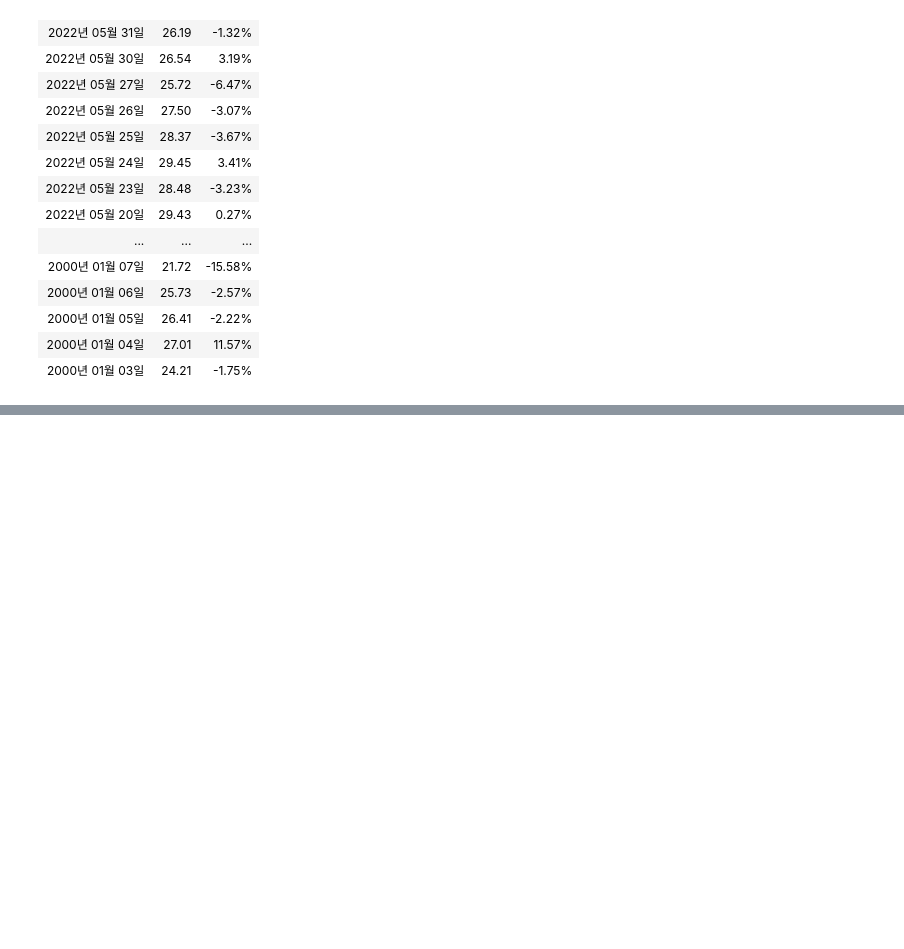
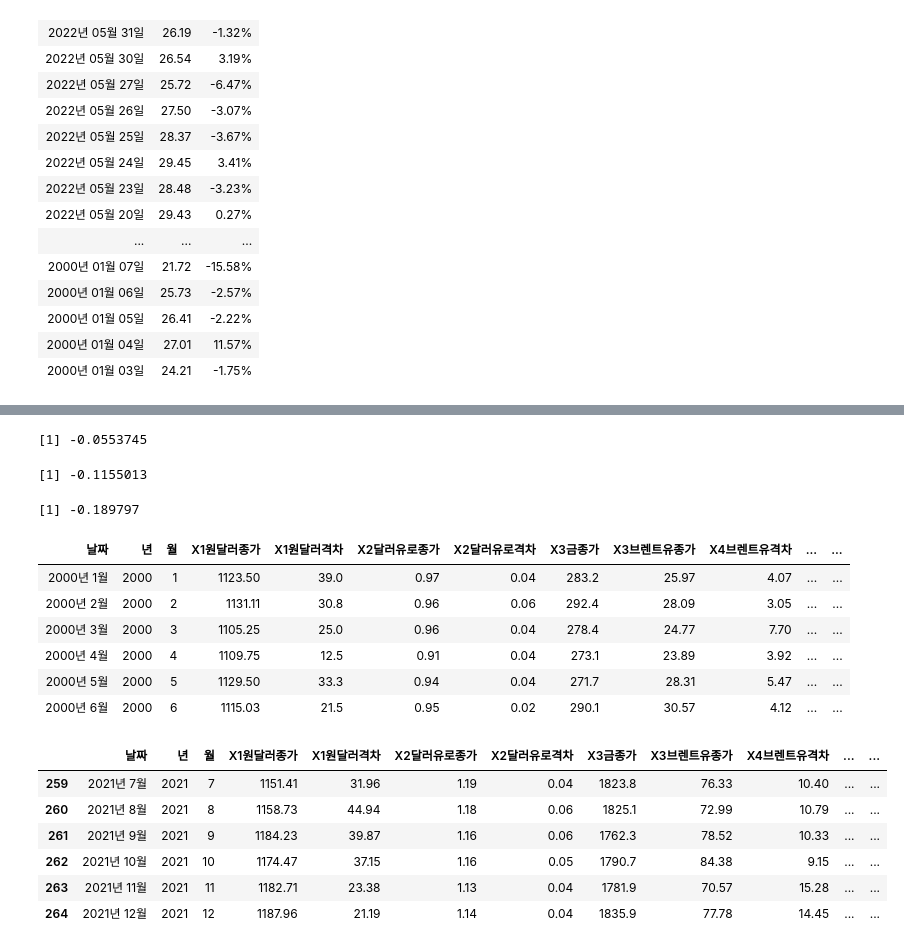
Before and after one commit to jjhwnn/R_Programming, a Jupyter notebook: Flutter & R Project.ipynb, the cells around one changed output, grey strips where cells are left out. Cells and saved outputs as stored; diff of their text form; code cells hidden in the pictures; blank space fills up the shorter version.

```diff
--- a/Flutter & R Project.ipynb
+++ b/Flutter & R Project.ipynb
@@ -378,0 +779,29 @@ write.csv(vix, "../Data_Project/vix.csv")
+# %%
+# 원.달러, TED평균
+cor(dollar[,4], dollar[,13])
+# 원달러, 미국10년국채종가
+cor(dollar[,4], dollar[,14])
+# 원달러, 외환보유액
+cor(dollar[,4], dollar[,15])
+# %% [output]
+[1] -0.0553745
+[1] -0.1155013
+[1] -0.189797
+# %%
+head(dollar)
+tail(dollar)
+# %% [output]
+| 날짜 | 년 | 월 | X1원달러종가 | X1원달러격차 | X2달러유로종가 | X2달러유로격차 | X3금종가 | X3브렌트유종가 | X4브렌트유격차 | ... | ... |
+| 2000년 1월 | 2000 | 1 | 1123.50 | 39.0 | 0.97 | 0.04 | 283.2 | 25.97 | 4.07 | ... | ... |
+| 2000년 2월 | 2000 | 2 | 1131.11 | 30.8 | 0.96 | 0.06 | 292.4 | 28.09 | 3.05 | ... | ... |
+| 2000년 3월 | 2000 | 3 | 1105.25 | 25.0 | 0.96 | 0.04 | 278.4 | 24.77 | 7.70 | ... | ... |
+| 2000년 4월 | 2000 | 4 | 1109.75 | 12.5 | 0.91 | 0.04 | 273.1 | 23.89 | 3.92 | ... | ... |
+| 2000년 5월 | 2000 | 5 | 1129.50 | 33.3 | 0.94 | 0.04 | 271.7 | 28.31 | 5.47 | ... | ... |
+| 2000년 6월 | 2000 | 6 | 1115.03 | 21.5 | 0.95 | 0.02 | 290.1 | 30.57 | 4.12 | ... | ... |
+|  | 날짜 | 년 | 월 | X1원달러종가 | X1원달러격차 | X2달러유로종가 | X2달러유로격차 | X3금종가 | X3브렌트유종가 | X4브렌트유격차 | ... | ... |
+| 259 | 2021년 7월 | 2021 | 7 | 1151.41 | 31.96 | 1.19 | 0.04 | 1823.8 | 76.33 | 10.40 | ... | ... |
+| 260 | 2021년 8월 | 2021 | 8 | 1158.73 | 44.94 | 1.18 | 0.06 | 1825.1 | 72.99 | 10.79 | ... | ... |
+| 261 | 2021년 9월 | 2021 | 9 | 1184.23 | 39.87 | 1.16 | 0.06 | 1762.3 | 78.52 | 10.33 | ... | ... |
+| 262 | 2021년 10월 | 2021 | 10 | 1174.47 | 37.15 | 1.16 | 0.05 | 1790.7 | 84.38 | 9.15 | ... | ... |
+| 263 | 2021년 11월 | 2021 | 11 | 1182.71 | 23.38 | 1.13 | 0.04 | 1781.9 | 70.57 | 15.28 | ... | ... |
+| 264 | 2021년 12월 | 2021 | 12 | 1187.96 | 21.19 | 1.14 | 0.04 | 1835.9 | 77.78 | 14.45 | ... | ... |
```
Also changed, not shown: parts of 53 cells of this notebook.
